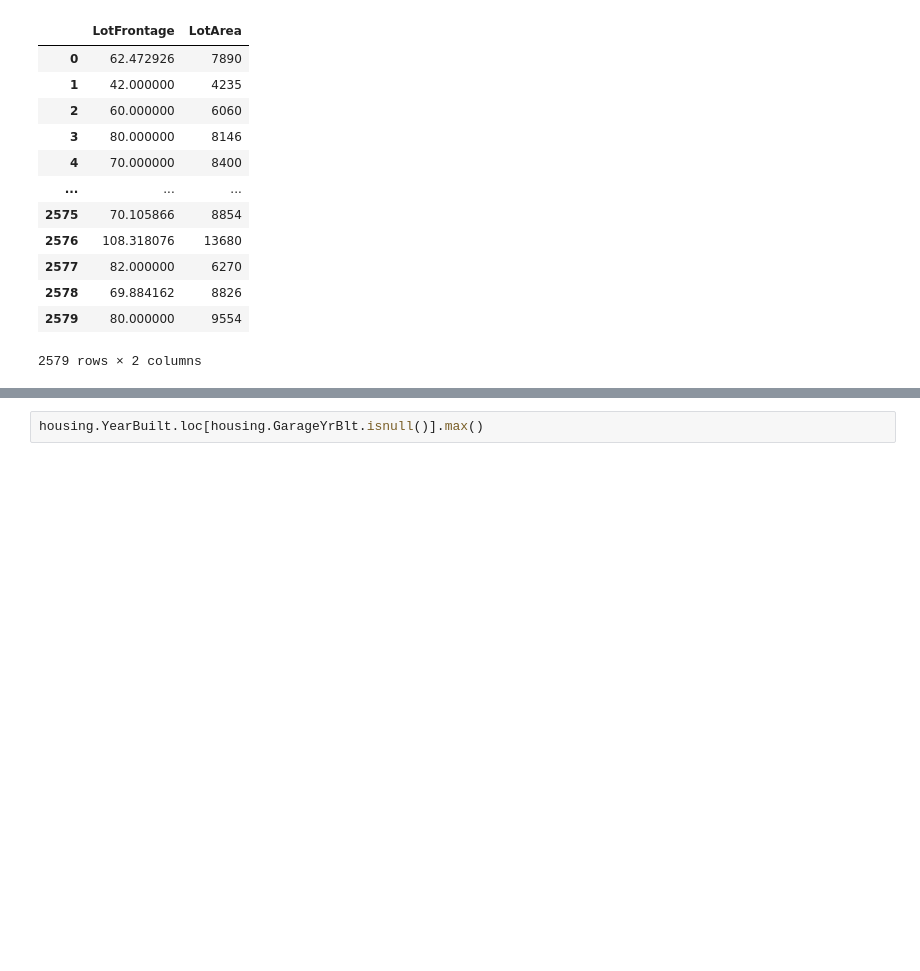
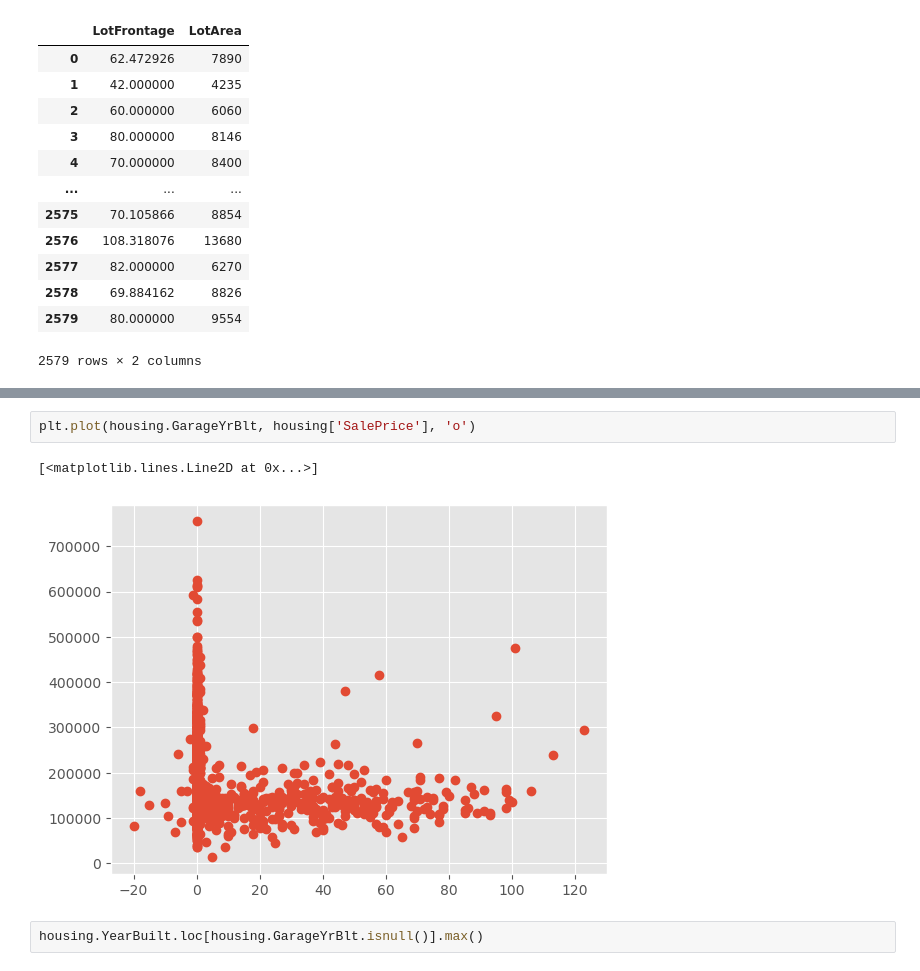
Before and after one commit to Na-ta-lie/Ames-Price-Prediction, a Jupyter notebook: pre-processing (cleaned edition 2) .ipynb, the cells around one changed output, grey strips where cells are left out. Saved outputs shown, nothing was run; the diff lists cells and outputs as text; blank space fills up the shorter version.

```diff
--- a/pre-processing (cleaned edition 2) .ipynb
+++ b/pre-processing (cleaned edition 2) .ipynb
@@ -236,3 +235,8 @@ plt.show()
+# %%
+plt.plot(housing.GarageYrBlt, housing['SalePrice'], 'o')
+# %% [output]
+[<matplotlib.lines.Line2D at 0x...>]
+[figure, added]
 # %%
 housing.YearBuilt.loc[housing.GarageYrBlt.isnull()].max()
 # %% [output]
```
Also changed, not shown: parts of 13 cells of this notebook, 2 other files.
